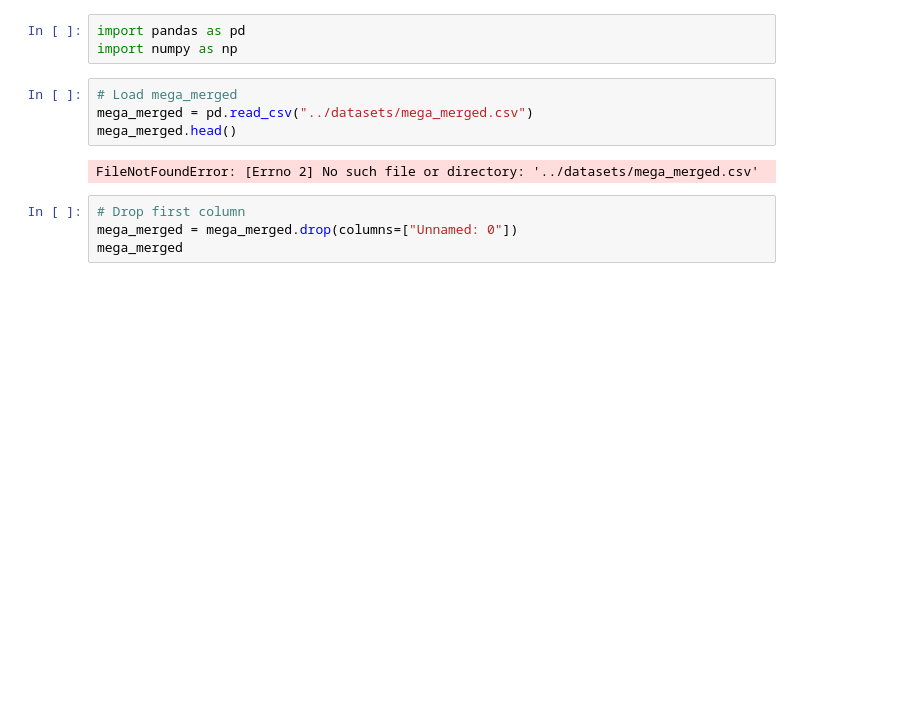
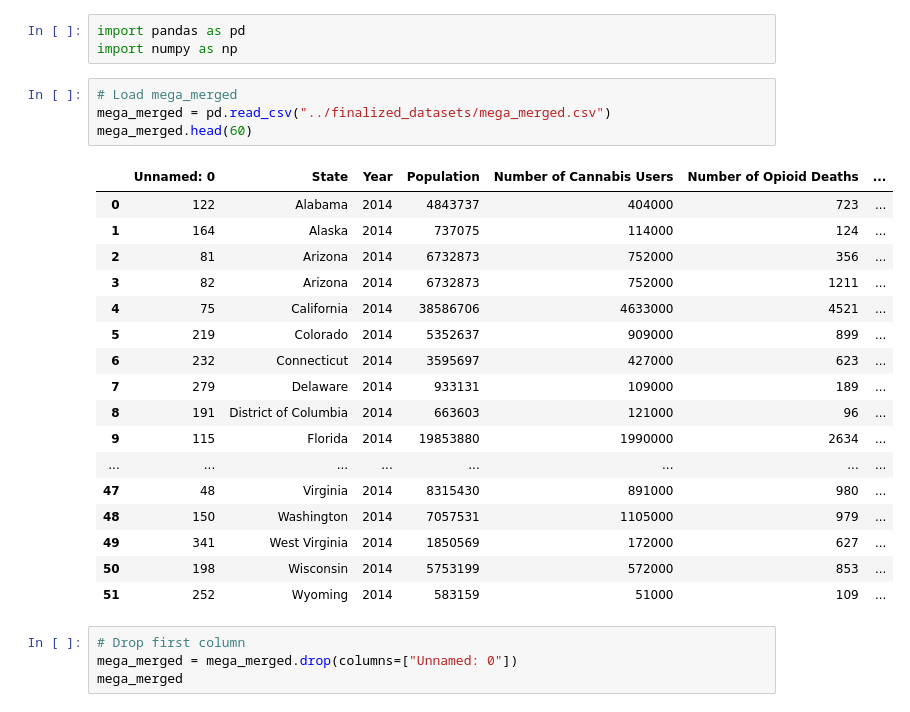
Before and after one commit to JohnWLandeen/Group_Project, a Jupyter notebook: Dataset_Cleaning_Dir/ipynb_files/cleaned_mega_merged.ipynb, the cells around one changed output. Saved outputs shown, nothing was run; the diff lists cells and outputs as text; blank space fills up the shorter version.

```diff
--- a/Dataset_Cleaning_Dir/ipynb_files/cleaned_mega_merged.ipynb
+++ b/Dataset_Cleaning_Dir/ipynb_files/cleaned_mega_merged.ipynb
@@ -3,10 +3,26 @@ import pandas as pd
 import numpy as np
 # %%
 # Load mega_merged
-mega_merged = pd.read_csv("../datasets/mega_merged.csv")
-mega_merged.head()
+mega_merged = pd.read_csv("../finalized_datasets/mega_merged.csv")
+mega_merged.head(60)
 # %% [output]
-FileNotFoundError: [Errno 2] No such file or directory: '../datasets/mega_merged.csv'
+|  | Unnamed: 0 | State | Year | Population | Number of Cannabis Users | Number of Opioid Deaths | ... |
+| 0 | 122 | Alabama | 2014 | 4843737 | 404000 | 723 | ... |
+| 1 | 164 | Alaska | 2014 | 737075 | 114000 | 124 | ... |
+| 2 | 81 | Arizona | 2014 | 6732873 | 752000 | 356 | ... |
+| 3 | 82 | Arizona | 2014 | 6732873 | 752000 | 1211 | ... |
+| 4 | 75 | California | 2014 | 38586706 | 4633000 | 4521 | ... |
+| 5 | 219 | Colorado | 2014 | 5352637 | 909000 | 899 | ... |
+| 6 | 232 | Connecticut | 2014 | 3595697 | 427000 | 623 | ... |
+| 7 | 279 | Delaware | 2014 | 933131 | 109000 | 189 | ... |
+| 8 | 191 | District of Columbia | 2014 | 663603 | 121000 | 96 | ... |
+| 9 | 115 | Florida | 2014 | 19853880 | 1990000 | 2634 | ... |
+| ... | ... | ... | ... | ... | ... | ... | ... |
+| 47 | 48 | Virginia | 2014 | 8315430 | 891000 | 980 | ... |
+| 48 | 150 | Washington | 2014 | 7057531 | 1105000 | 979 | ... |
+| 49 | 341 | West Virginia | 2014 | 1850569 | 172000 | 627 | ... |
+| 50 | 198 | Wisconsin | 2014 | 5753199 | 572000 | 853 | ... |
+| 51 | 252 | Wyoming | 2014 | 583159 | 51000 | 109 | ... |
 # %%
 # Drop first column
 mega_merged = mega_merged.drop(columns=["Unnamed: 0"])
```
Also changed, not shown: parts of 1 cell of this notebook, 7 other files.
